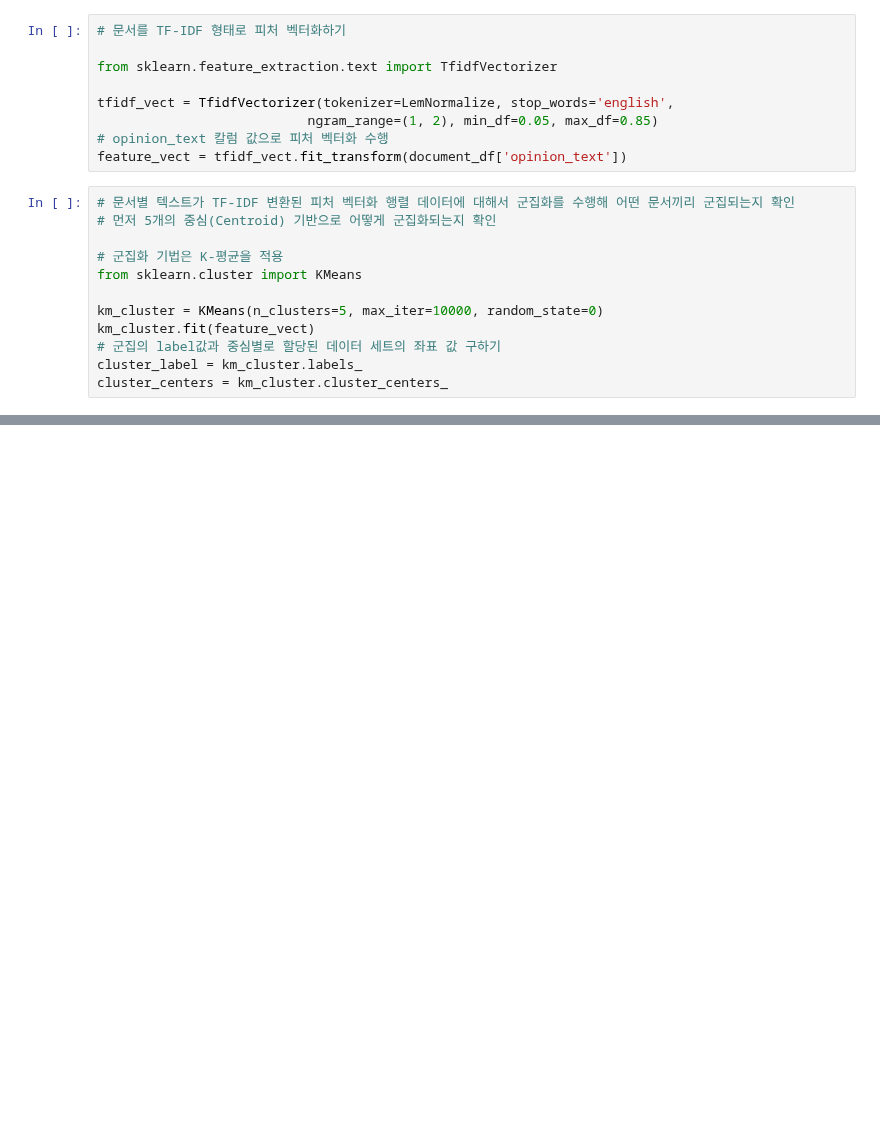
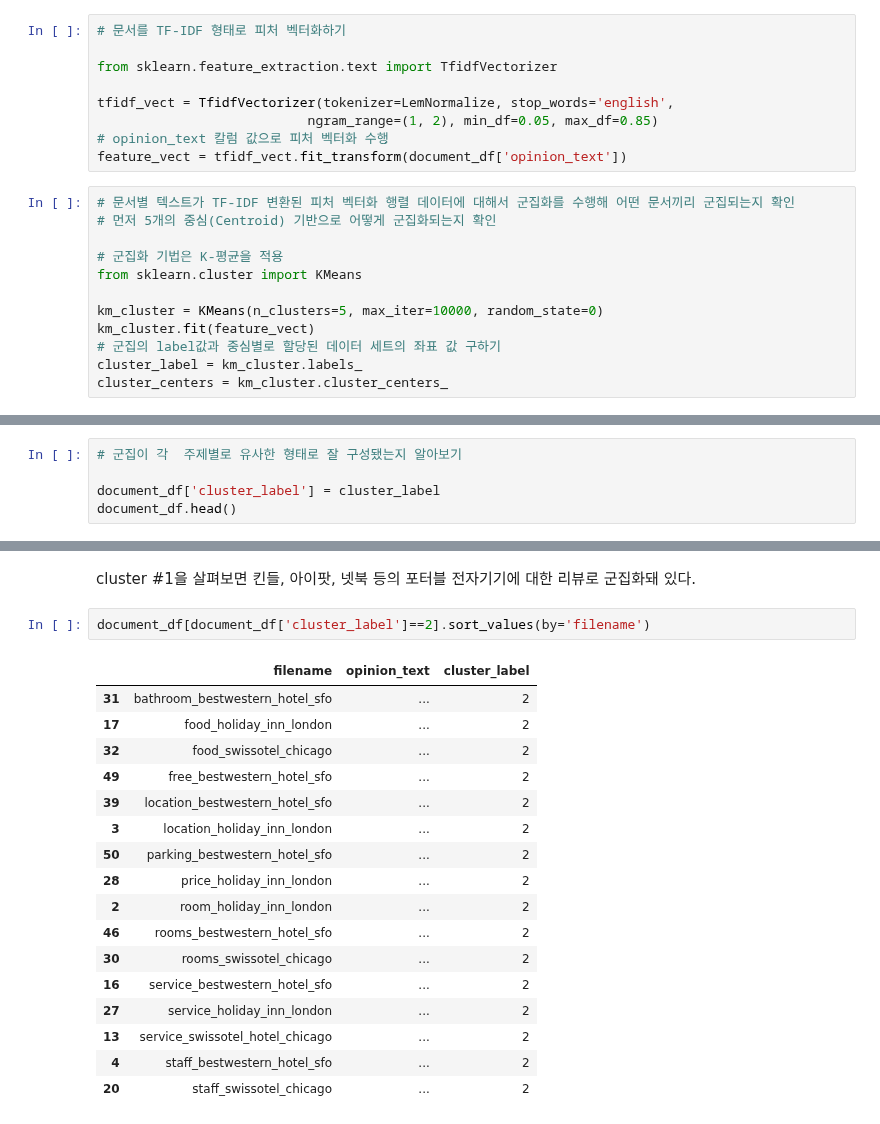
Before and after one commit to wizdom-js/data_analysis, a Jupyter notebook: 파이썬 머신러닝 완벽가이드/CHAPTER_08_텍스트 분석_05~08.ipynb, the cells around one changed output, grey strips where cells are left out. Saved outputs shown, nothing was run; the diff lists cells and outputs as text; blank space fills up the shorter version.

```diff
--- a/파이썬 머신러닝 완벽가이드/CHAPTER_08_텍스트 분석_05~08.ipynb
+++ b/파이썬 머신러닝 완벽가이드/CHAPTER_08_텍스트 분석_05~08.ipynb
@@ -606,0 +605,5 @@ cluster_centers = km_cluster.cluster_centers_
+# %%
+# 군집이 각  주제별로 유사한 형태로 잘 구성됐는지 알아보기
+
+document_df['cluster_label'] = cluster_label
+document_df.head()
@@ -606,0 +647,22 @@ cluster_centers = km_cluster.cluster_centers_
+# %% [markdown]
+cluster #1을 살펴보면 킨들, 아이팟, 넷북 등의 포터블 전자기기에 대한 리뷰로 군집화돼 있다.
+# %%
+document_df[document_df['cluster_label']==2].sort_values(by='filename')
+# %% [output]
+|  | filename | opinion_text | cluster_label |
+| 31 | bathroom_bestwestern_hotel_sfo | ... | 2 |
+| 17 | food_holiday_inn_london | ... | 2 |
+| 32 | food_swissotel_chicago | ... | 2 |
+| 49 | free_bestwestern_hotel_sfo | ... | 2 |
+| 39 | location_bestwestern_hotel_sfo | ... | 2 |
+| 3 | location_holiday_inn_london | ... | 2 |
+| 50 | parking_bestwestern_hotel_sfo | ... | 2 |
+| 28 | price_holiday_inn_london | ... | 2 |
+| 2 | room_holiday_inn_london | ... | 2 |
+| 46 | rooms_bestwestern_hotel_sfo | ... | 2 |
+| 30 | rooms_swissotel_chicago | ... | 2 |
+| 16 | service_bestwestern_hotel_sfo | ... | 2 |
+| 27 | service_holiday_inn_london | ... | 2 |
+| 13 | service_swissotel_hotel_chicago | ... | 2 |
+| 4 | staff_bestwestern_hotel_sfo | ... | 2 |
+| 20 | staff_swissotel_chicago | ... | 2 |
```
Also changed, not shown: parts of 34 cells of this notebook.
